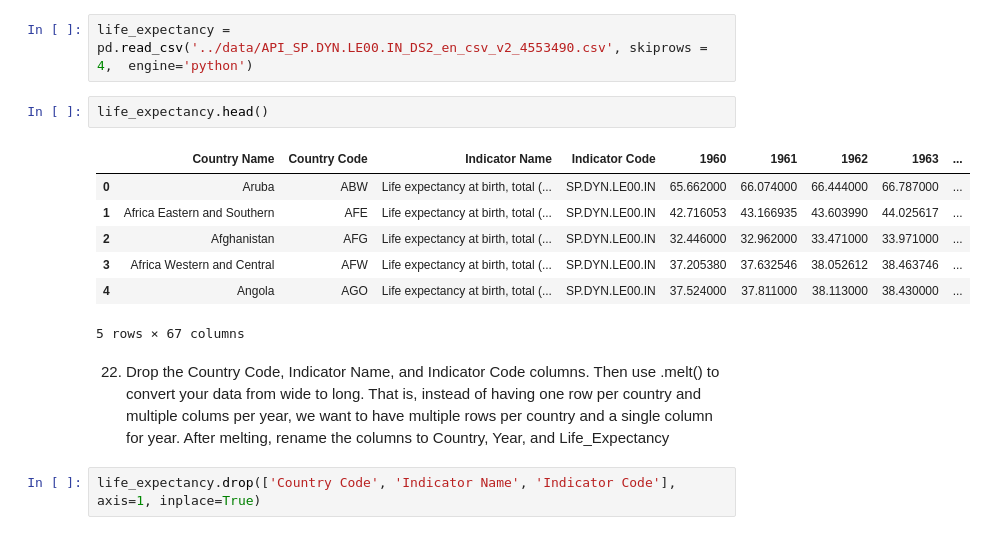
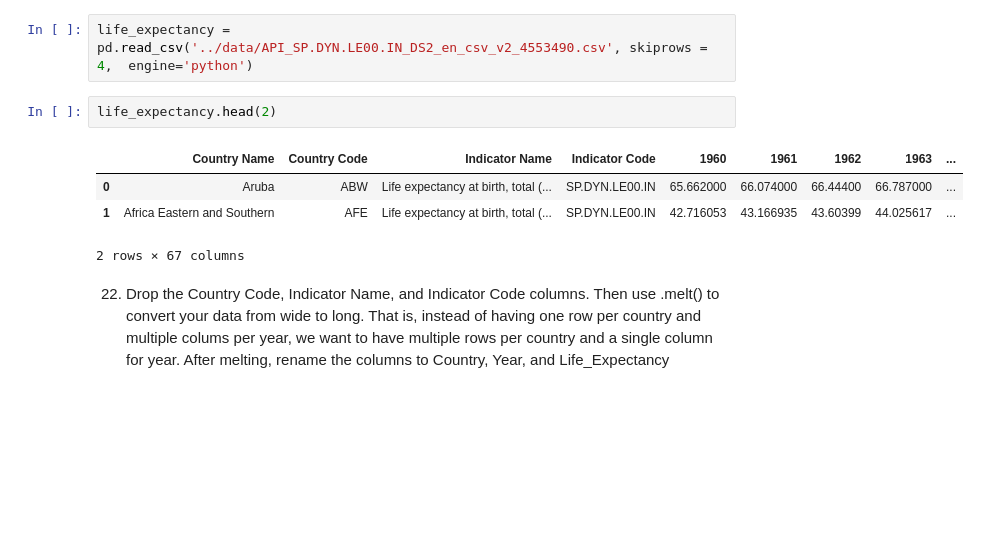
Before and after one commit to nss-data-science-cohort-6/un_data_question-essetetsahai, a Jupyter notebook: notebooks/UN_Data_Exploration.ipynb, the cells around one changed output. Drawn from its saved outputs; the diff is of its cells as text; blank space fills up the shorter version.

```diff
--- a/notebooks/UN_Data_Exploration.ipynb
+++ b/notebooks/UN_Data_Exploration.ipynb
@@ -420,16 +400,11 @@ sns.boxplot(data=gdp_2014, x = 'GDP_Per_Capita', y = 'Continent')
 # %%
 life_expectancy = pd.read_csv('../data/API_SP.DYN.LE00.IN_DS2_en_csv_v2_4553490.csv', skiprows = 4,  engine='python')
 # %%
-life_expectancy.head()
+life_expectancy.head(2)
 # %% [output]
 |  | Country Name | Country Code | Indicator Name | Indicator Code | 1960 | 1961 | 1962 | 1963 | ... |
-| 0 | Aruba | ABW | Life expectancy at birth, total (... | SP.DYN.LE00.IN | 65.662000 | 66.074000 | 66.444000 | 66.787000 | ... |
-| 1 | Africa Eastern and Southern | AFE | Life expectancy at birth, total (... | SP.DYN.LE00.IN | 42.716053 | 43.166935 | 43.603990 | 44.025617 | ... |
-| 2 | Afghanistan | AFG | Life expectancy at birth, total (... | SP.DYN.LE00.IN | 32.446000 | 32.962000 | 33.471000 | 33.971000 | ... |
-| 3 | Africa Western and Central | AFW | Life expectancy at birth, total (... | SP.DYN.LE00.IN | 37.205380 | 37.632546 | 38.052612 | 38.463746 | ... |
-| 4 | Angola | AGO | Life expectancy at birth, total (... | SP.DYN.LE00.IN | 37.524000 | 37.811000 | 38.113000 | 38.430000 | ... |
+| 0 | Aruba | ABW | Life expectancy at birth, total (... | SP.DYN.LE00.IN | 65.662000 | 66.074000 | 66.44400 | 66.787000 | ... |
+| 1 | Africa Eastern and Southern | AFE | Life expectancy at birth, total (... | SP.DYN.LE00.IN | 42.716053 | 43.166935 | 43.60399 | 44.025617 | ... |
-5 rows × 67 columns
+2 rows × 67 columns
 # %% [markdown]
 22. Drop the Country Code, Indicator Name, and Indicator Code columns. Then use .melt() to convert your data from wide to long. That is, instead of having one row per country and multiple colums per year, we want to have multiple rows per country and a single column for year. After melting, rename the columns to Country, Year, and Life_Expectancy
-# %%
-life_expectancy.drop(['Country Code', 'Indicator Name', 'Indicator Code'], axis=1, inplace=True)
```
Also changed, not shown: parts of 44 cells of this notebook.
